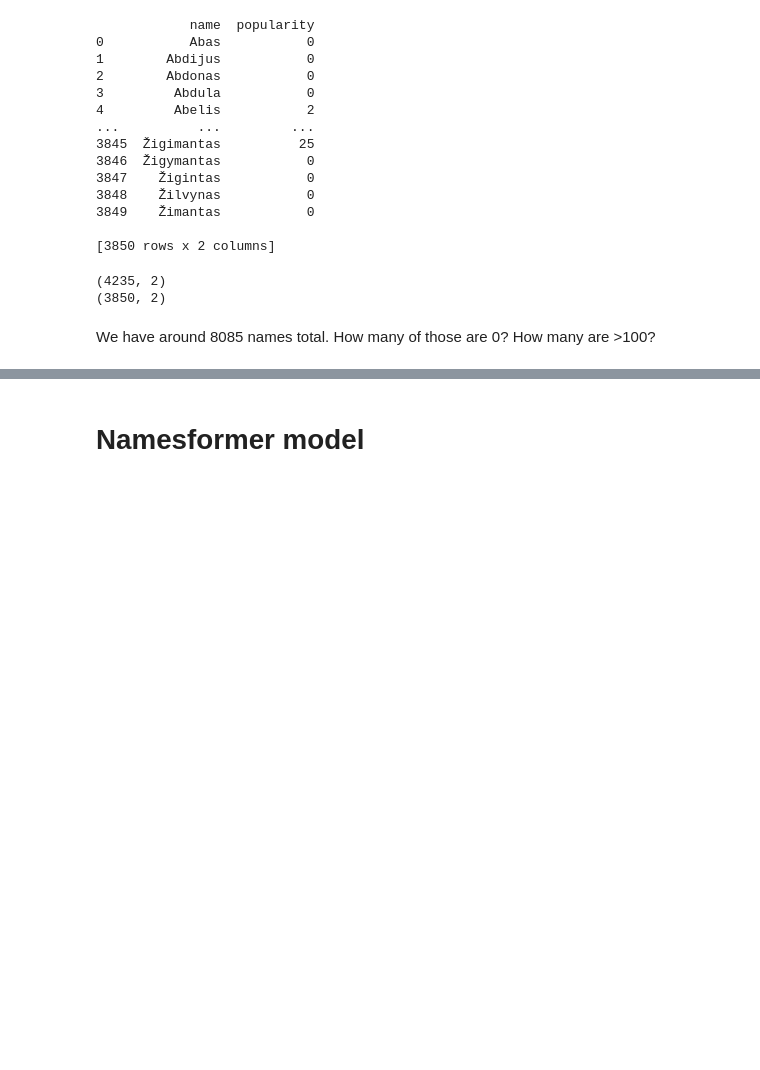
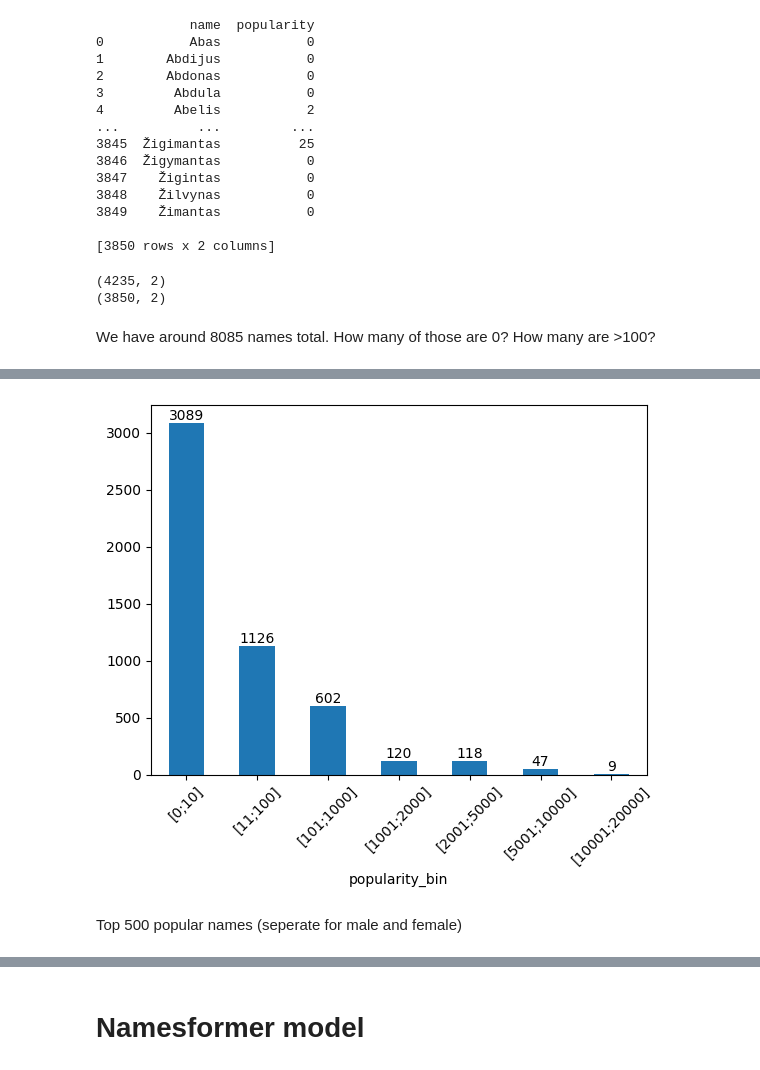
Before and after one commit to AudriusJurg/namesformer, a Jupyter notebook: namesformer.ipynb, the cells around one changed output, grey strips where cells are left out. Cells and saved outputs as stored; diff of their text form; code cells hidden in the pictures; blank space fills up the shorter version.

```diff
--- a/namesformer.ipynb
+++ b/namesformer.ipynb
@@ -64,0 +69,7 @@ Additionally, we will try to see what kind of model we can get if we take the n
+# %%
+bins = [0,10,100,1000,2000,5000,10000,20000]
+labels = ["[0;10]","[11;100]","[101;1000]","[1001;2000]","[2001;5000]","[5001;10000]","[10001;20000]"]
+merged_names = pd.concat([male_dataset,female_dataset],ignore_index=True)
+merged_names['popularity_bin'] = pd.cut(merged_names['popularity'],bins=bins,labels=labels)
+interval_counts = merged_names['popularity_bin'].value_counts().sort_index()
+print(interval_counts)
@@ -64,0 +86,9 @@ Additionally, we will try to see what kind of model we can get if we take the n
+# %%
+ax = interval_counts.plot(kind='bar')
+plt.xticks(rotation=45)
+for i, value in enumerate(interval_counts):
+    ax.text(i, value + 0.2, str(value), ha='center', va='bottom', fontsize=10)
+# %% [output]
+[figure, added]
+# %% [markdown]
+Top 500 popular names (seperate for male and female)
```
Also changed, not shown: parts of 21 cells of this notebook, 8 other files.
